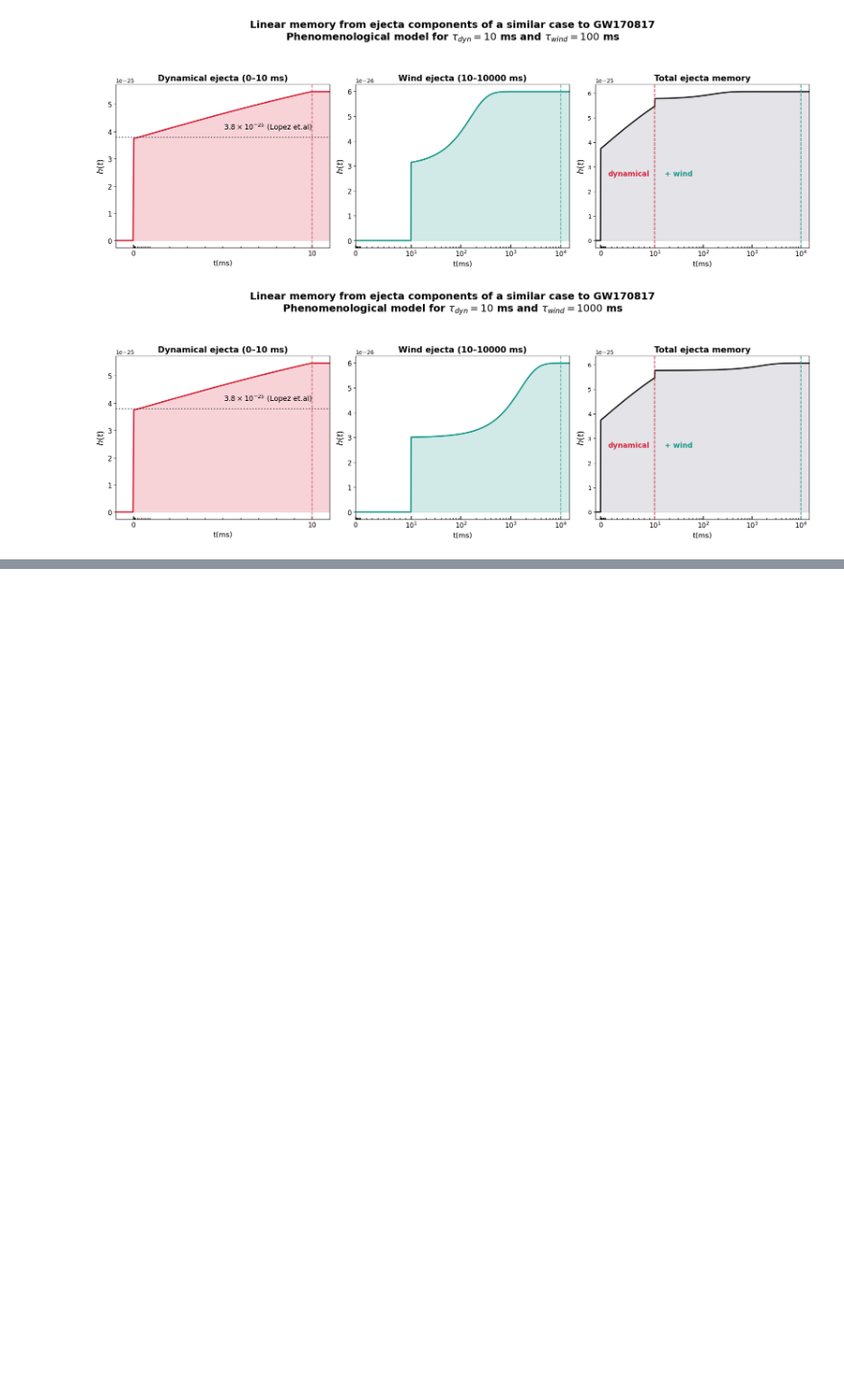
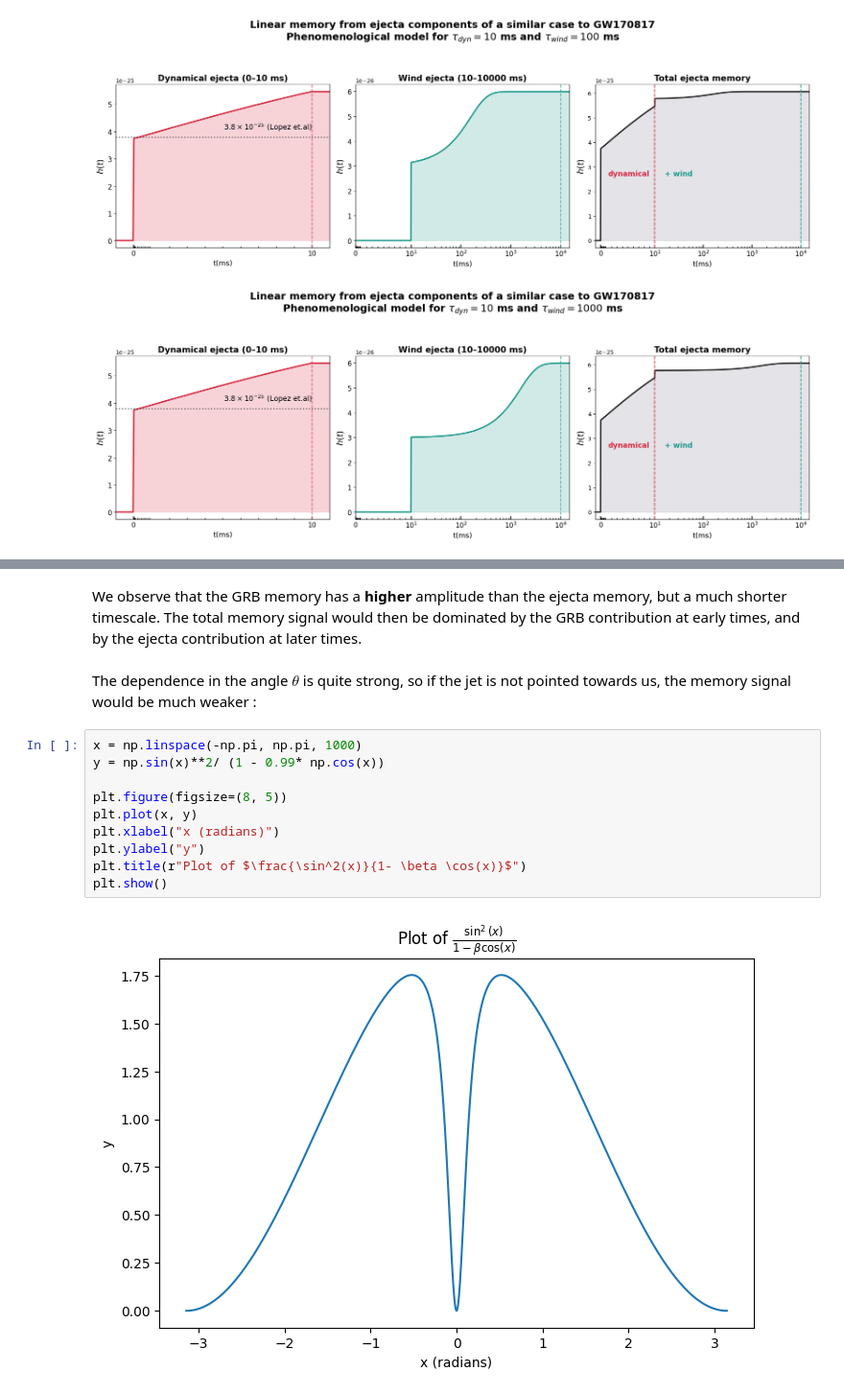
Before and after one commit to ThomasBastro/Memory_effect, a Jupyter notebook: Memory_Lopez/phenom_model.ipynb, the cells around one changed output, grey strips where cells are left out. Shown at 96% size. Drawn from its saved outputs; the diff is of its cells as text; blank space fills up the shorter version.

```diff
--- a/Memory_Lopez/phenom_model.ipynb
+++ b/Memory_Lopez/phenom_model.ipynb
@@ -109,0 +133,16 @@ for tau_dyn in tau_dyn_ms:
+# %% [markdown]
+We observe that the GRB memory has a **higher** amplitude than the ejecta memory, but a much shorter timescale. The total memory signal would then be dominated by the GRB contribution at early times, and by the ejecta contribution at later times.
+# %% [markdown]
+The dependence in the angle $\theta$ is quite strong, so if the jet is not pointed towards us, the memory signal would be much weaker :
+# %%
+x = np.linspace(-np.pi, np.pi, 1000)
+y = np.sin(x)**2/ (1 - 0.99* np.cos(x))
+
+plt.figure(figsize=(8, 5))
+plt.plot(x, y)
+plt.xlabel("x (radians)")
+plt.ylabel("y")
+plt.title(r"Plot of $\frac{\sin^2(x)}{1- \beta \cos(x)}$")
+plt.show()
+# %% [output]
+[figure, added]
```
Also changed, not shown: parts of 4 cells of this notebook, 2 other files.
